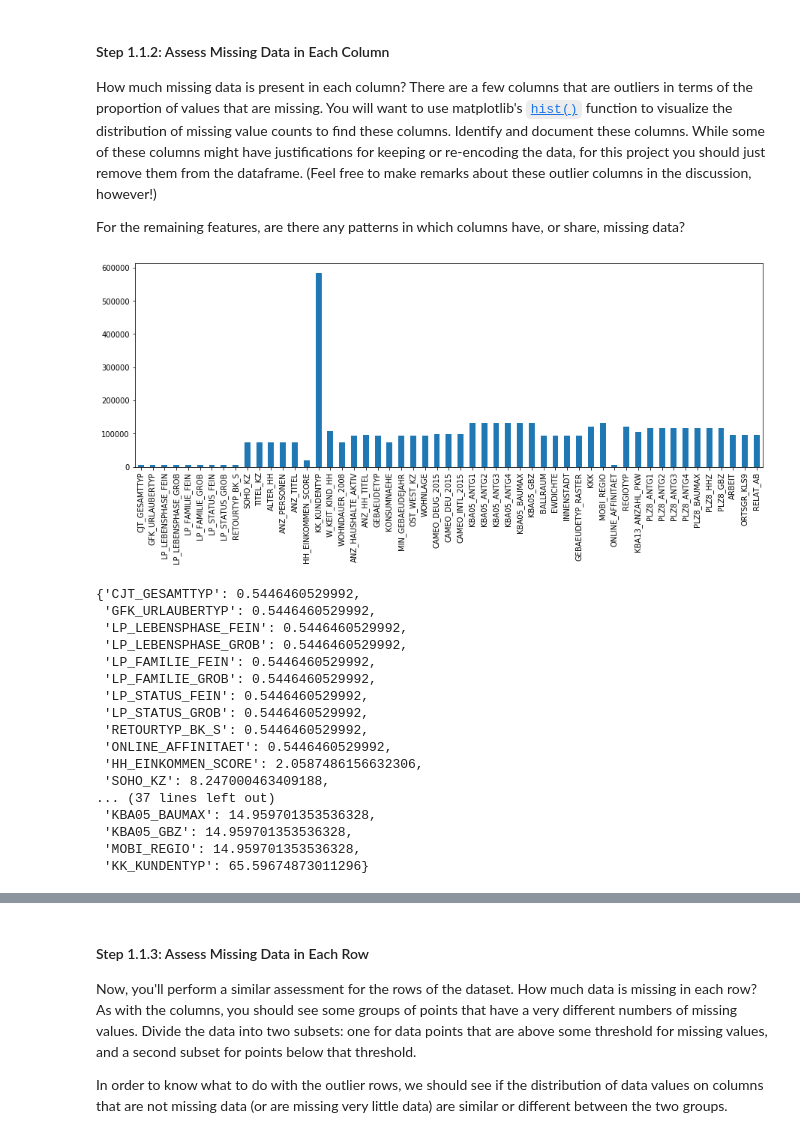
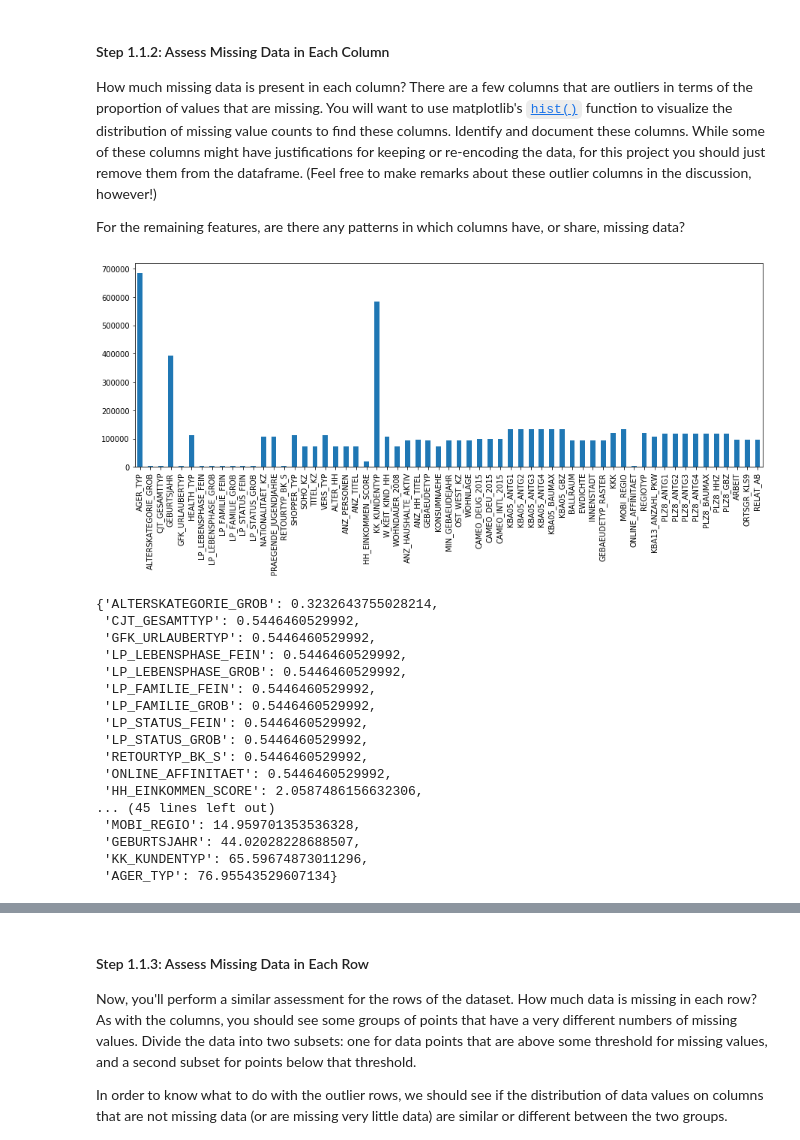
Before and after one commit to chpolyzo/intro_MLND, a Jupyter notebook: third_project/Identify_Customer_Segments.ipynb, the cells around one changed output, grey strips where cells are left out. Drawn from its saved outputs; the diff is of its cells as text; code cells hidden in the pictures.

```diff
--- a/third_project/Identify_Customer_Segments.ipynb
+++ b/third_project/Identify_Customer_Segments.ipynb
@@ -120,11 +83,3 @@ The feature summary file contains a summary of properties for each demographics
 The fourth column of the feature attributes summary (loaded in above as `feat_info`) documents the codes from the data dictionary that indicate missing or unknown data. While the file encodes this as a list (e.g. `[-1,0]`), this will get read in as a string object. You'll need to do a little bit of parsing to make use of it to identify and clean the data. Convert data that matches a 'missing' or 'unknown' value code into a numpy NaN value. You might want to see how much data takes on a 'missing' or 'unknown' code, and how much data is naturally missing, as a point of interest.
 
 **As one more reminder, you are encouraged to add additional cells to break up your analysis into manageable chunks.**
-# %%
-# Identify missing or unknown data values and convert them to NaNs.
-def replace_nans(df):
-    ''' This is a function that replaces empty values with np.nan values in a DataFrame'''
-    for column in df:
-        if df[str(column)].isnull().sum() > 0:
-            df.loc[:,str(column)] = df[str(column)].replace(r'^\s*$' , np.nan, regex=True)
-    return df
@@ -147,0 +86,3 @@ replace_nans(azdias)
+# %%
+#We will be working on a copy of our original dataframe for security reasons
+az = azdias.copy()
@@ -147,0 +157,6 @@ replace_nans(azdias)
+# %%
+s = time.time()
+az = replace_nans(az)
+e = time.time()
+
+print('Running time: {} minutes'.format(round((e-s))/60, 2) )
@@ -154,11 +213,11 @@ For the remaining features, are there any patterns in which columns have, or sha
 # %%
 # Perform an assessment of how much missing data there is in each column of the
 # dataset.
-azdias_nan_cols = [column for column in azdias.columns if azdias[column].isnull().sum() > 0] #NanN list in azdias
+az_nan_cols = [column for column in az.columns if az[column].isnull().sum() > 0] #NanN list in azdias
 #customers_nan_cols = [column for column in customers.columns if customers[column].isnull().sum() > 0] #NaN list in customers
 # %%
 # Investigate patterns in the amount of missing data in each column.
 plt.figure(figsize = [15, 5])
-azdias.loc[:, azdias_nan_cols].isnull().sum().plot(kind = 'bar');
+az.loc[:, az_nan_cols].isnull().sum().plot(kind = 'bar');
 # %% [output]
-[figure, old version]
+[figure, new version]
@@ -176,9 +232,10 @@ def col_percentage_nulls(df):
     #return dictionarie's values sorted
     return {k: v for k, v in sorted(col_missing_percentage.items(), key=lambda item: item[1])}
 # %%
-col_percentage_nulls(azdias)
+col_percentage_nulls(az)
 # %% [output]
-{'CJT_GESAMTTYP': 0.5446460529992,
+{'ALTERSKATEGORIE_GROB': 0.3232643755028214,
+ 'CJT_GESAMTTYP': 0.5446460529992,
  'GFK_URLAUBERTYP': 0.5446460529992,
  'LP_LEBENSPHASE_FEIN': 0.5446460529992,
  'LP_LEBENSPHASE_GROB': 0.5446460529992,
@@ -189,9 +246,8 @@ col_percentage_nulls(azdias)
  'RETOURTYP_BK_S': 0.5446460529992,
  'ONLINE_AFFINITAET': 0.5446460529992,
  'HH_EINKOMMEN_SCORE': 2.0587486156632306,
- 'SOHO_KZ': 8.247000463409188,
-... (37 lines left out)
- 'KBA05_BAUMAX': 14.959701353536328,
- 'KBA05_GBZ': 14.959701353536328,
+... (45 lines left out)
  'MOBI_REGIO': 14.959701353536328,
- 'KK_KUNDENTYP': 65.59674873011296}
+ 'GEBURTSJAHR': 44.02028228688507,
+ 'KK_KUNDENTYP': 65.59674873011296,
+ 'AGER_TYP': 76.95543529607134}
```
Also changed, not shown: parts of 155 cells of this notebook.
